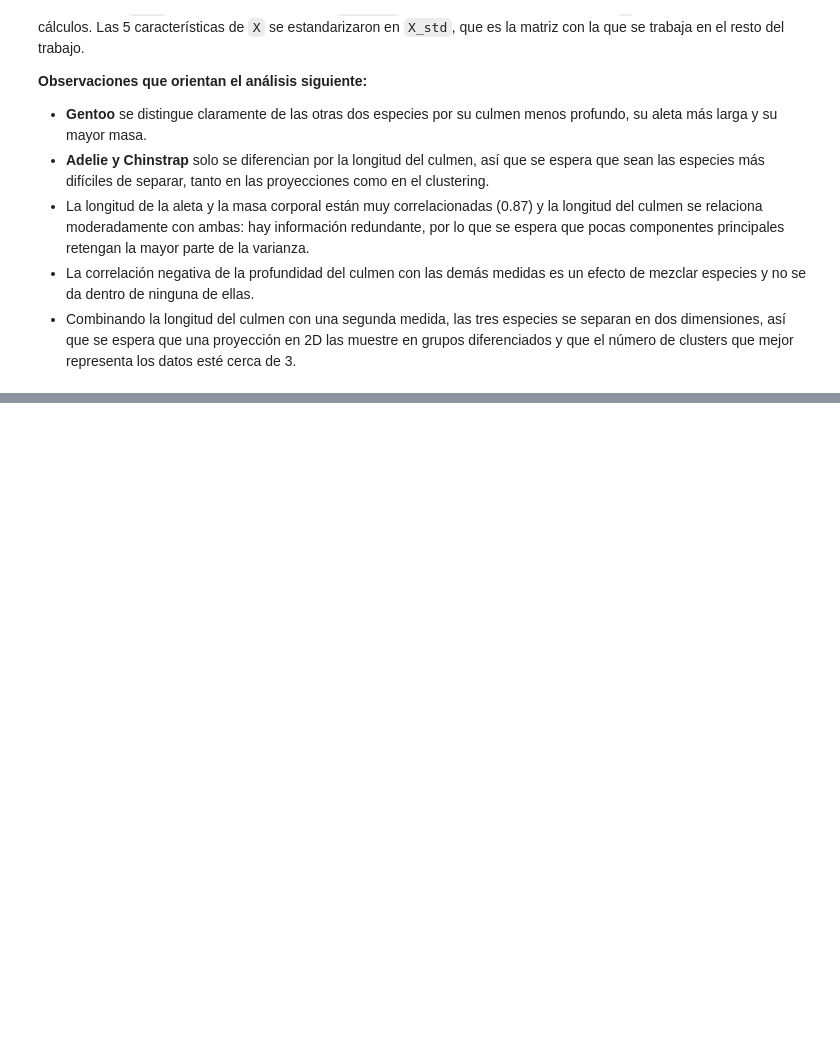
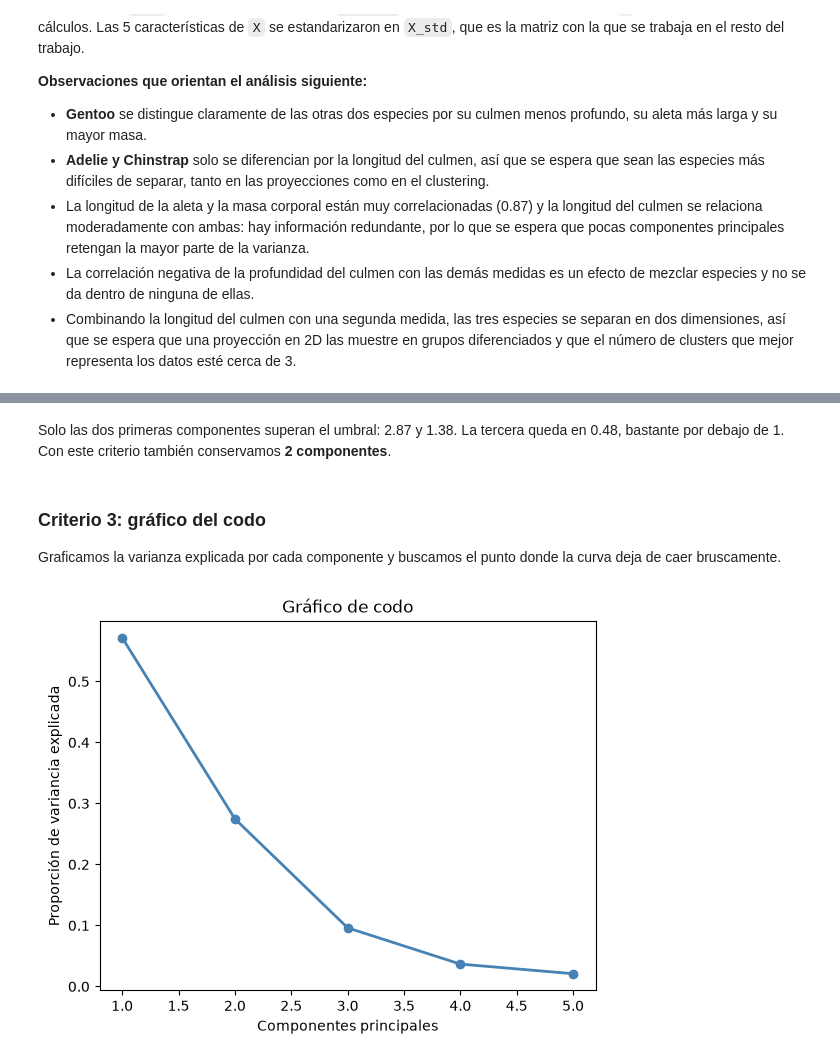
Before and after one commit to frankoespa/tuia-mineria-de-datos, a Jupyter notebook: tp1/tp1_mineria_renna_esparza.ipynb, the cells around one changed output, grey strips where cells are left out. Cells and saved outputs as stored; diff of their text form; code cells hidden in the pictures; blank space fills up the shorter version.

```diff
--- a/tp1/tp1_mineria_renna_esparza.ipynb
+++ b/tp1/tp1_mineria_renna_esparza.ipynb
@@ -524,0 +607,15 @@ Ahora los rangos son comparables: todas las medidas quedan aproximadamente entre
+# %% [markdown]
+Solo las dos primeras componentes superan el umbral: 2.87 y 1.38. La tercera queda en 0.48, bastante por debajo de 1. Con este criterio también conservamos **2 componentes**.
+# %% [markdown]
+### Criterio 3: gráfico del codo
+
+Graficamos la varianza explicada por cada componente y buscamos el punto donde la curva deja de caer bruscamente.
+# %%
+PC_values = np.arange(pca.n_components_) + 1
+plt.plot(PC_values, pca.explained_variance_ratio_, 'o-', linewidth=2, color='steelblue')
+plt.title('Gráfico de codo')
+plt.xlabel('Componentes principales')
+plt.ylabel('Proporción de variancia explicada')
+plt.show()
+# %% [output]
+[figure, added]
```
Also changed, not shown: parts of 22 cells of this notebook, 2 other files.
